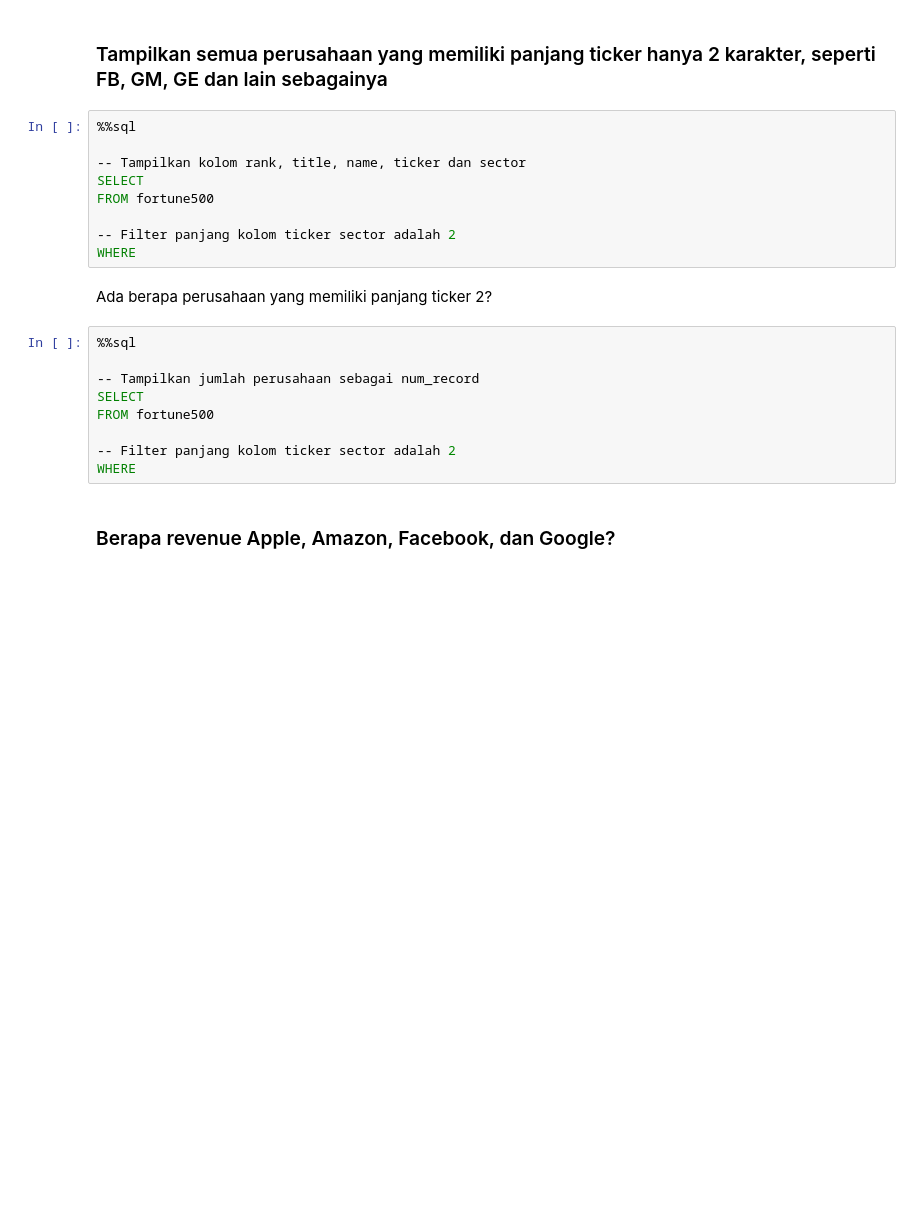
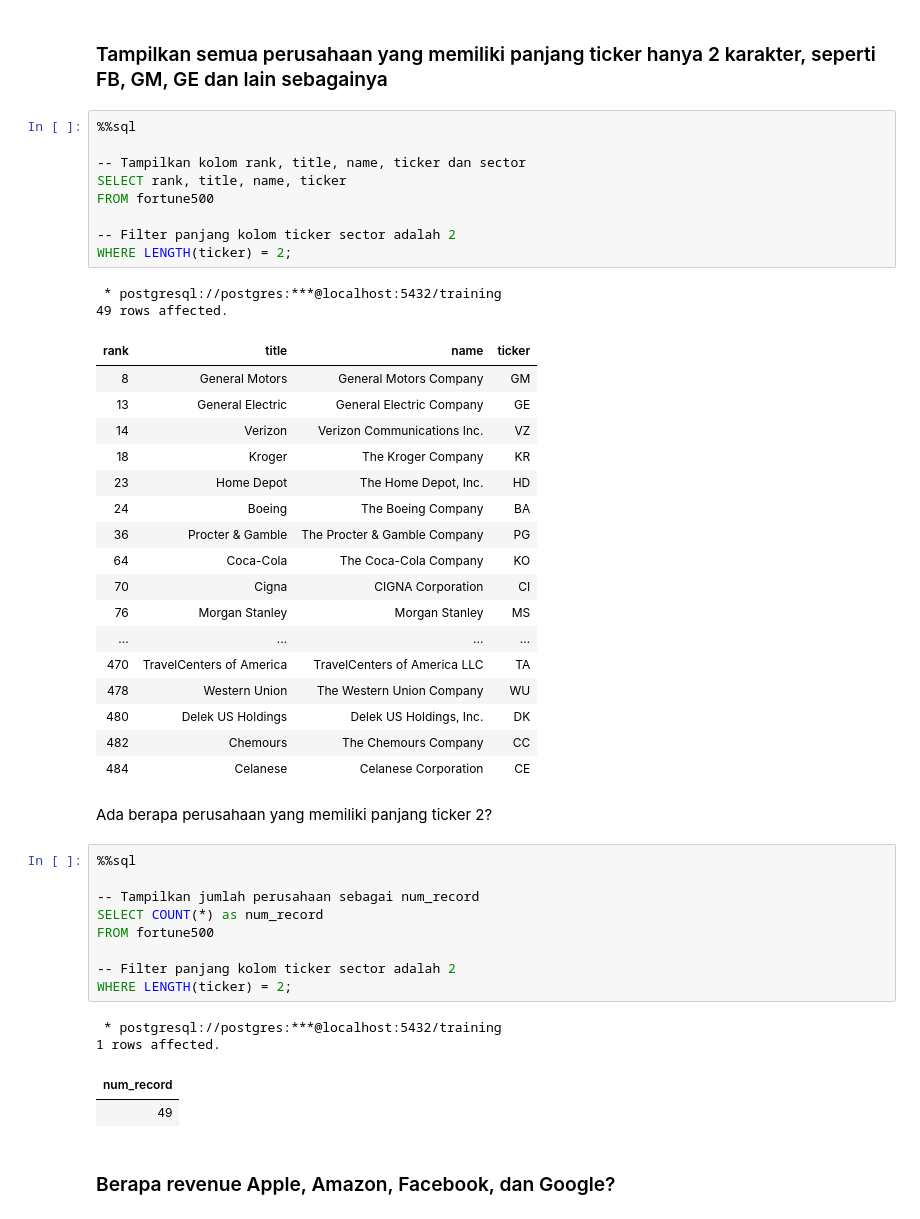
Before and after one commit to JAGu245/BIG-DATA, a Jupyter notebook: 03_Analyzing_Fortune500_Company.ipynb, the cells around one changed output. Cells and saved outputs as stored; diff of their text form; blank space fills up the shorter version.

```diff
--- a/03_Analyzing_Fortune500_Company.ipynb
+++ b/03_Analyzing_Fortune500_Company.ipynb
@@ -112,23 +233,48 @@ Subtract the count of the non-NULL ticker values from the total number of rows;
 # %%
 %%sql
 
 -- Tampilkan kolom rank, title, name, ticker dan sector
-SELECT
+SELECT rank, title, name, ticker
 FROM fortune500
 
 -- Filter panjang kolom ticker sector adalah 2
-WHERE
+WHERE LENGTH(ticker) = 2;
+# %% [output]
+ * postgresql://postgres:***@localhost:5432/training
+49 rows affected.
+| rank | title | name | ticker |
+| 8 | General Motors | General Motors Company | GM |
+| 13 | General Electric | General Electric Company | GE |
+| 14 | Verizon | Verizon Communications Inc. | VZ |
+| 18 | Kroger | The Kroger Company | KR |
+| 23 | Home Depot | The Home Depot, Inc. | HD |
+| 24 | Boeing | The Boeing Company | BA |
+| 36 | Procter & Gamble | The Procter & Gamble Company | PG |
+| 64 | Coca-Cola | The Coca-Cola Company | KO |
+| 70 | Cigna | CIGNA Corporation | CI |
+| 76 | Morgan Stanley | Morgan Stanley | MS |
+| ... | ... | ... | ... |
+| 470 | TravelCenters of America | TravelCenters of America LLC | TA |
+| 478 | Western Union | The Western Union Company | WU |
+| 480 | Delek US Holdings | Delek US Holdings, Inc. | DK |
+| 482 | Chemours | The Chemours Company | CC |
+| 484 | Celanese | Celanese Corporation | CE |
 # %% [markdown]
 Ada berapa perusahaan yang memiliki panjang ticker 2?
 # %%
 %%sql
 
 -- Tampilkan jumlah perusahaan sebagai num_record
-SELECT
+SELECT COUNT(*) as num_record
 FROM fortune500
 
 -- Filter panjang kolom ticker sector adalah 2
-WHERE
+WHERE LENGTH(ticker) = 2;
+# %% [output]
+ * postgresql://postgres:***@localhost:5432/training
+1 rows affected.
+| num_record |
+| 49 |
 # %% [markdown]
 ### Berapa revenue Apple, Amazon, Facebook, dan Google?
 # %%
```
Also changed, not shown: parts of 32 cells of this notebook.
